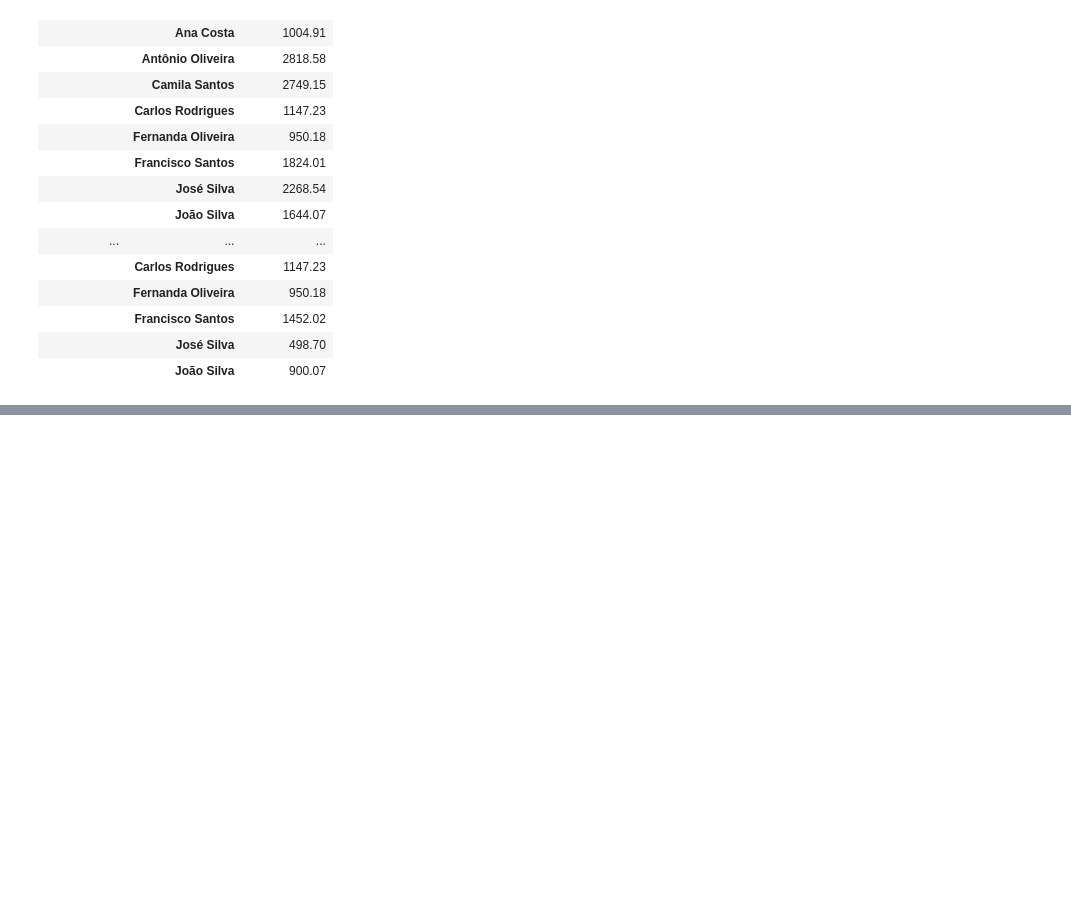
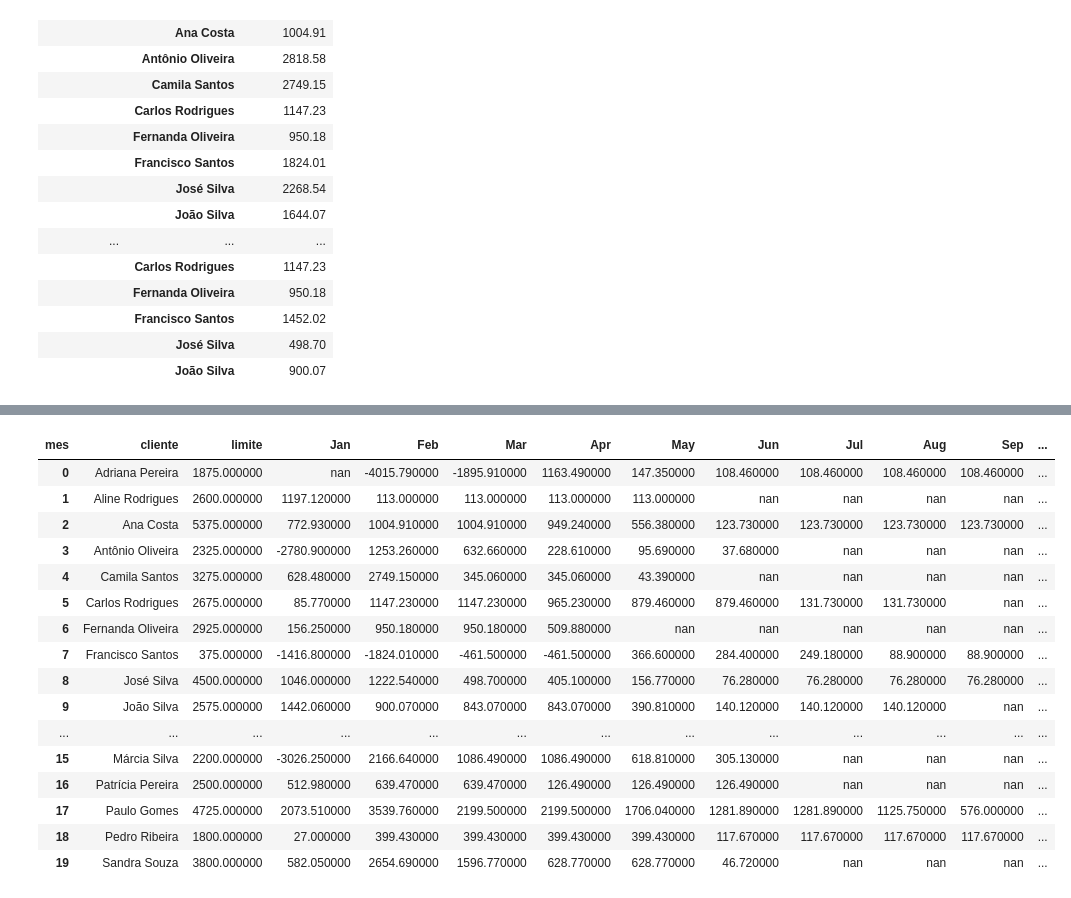
Before and after one commit to martinlietz/squadcinza_projeto3, a Jupyter notebook: projeto.ipynb, the cells around one changed output, grey strips where cells are left out. Cells and saved outputs as stored; diff of their text form; code cells hidden in the pictures; blank space fills up the shorter version.

```diff
--- a/projeto.ipynb
+++ b/projeto.ipynb
@@ -355,0 +437,27 @@ ModuleNotFoundError: No module named 'fpdf'
+# %%
+def color_red(value):
+    color = 'black'
+    if value < 0:
+        color = 'red'
+
+    return 'color: %s' % color
+# %%
+dfFinal2.style.applymap(color_red, subset=['Jan', 'Feb', 'Mar', 'Apr','May', 'Jun', 'Jul', 'Aug', 'Sep', 'Oct', 'Nov', 'Dec'])
+# %% [output]
+| mes | cliente | limite | Jan | Feb | Mar | Apr | May | Jun | Jul | Aug | Sep | ... |
+| 0 | Adriana Pereira | 1875.000000 | nan | -4015.790000 | -1895.910000 | 1163.490000 | 147.350000 | 108.460000 | 108.460000 | 108.460000 | 108.460000 | ... |
+| 1 | Aline Rodrigues | 2600.000000 | 1197.120000 | 113.000000 | 113.000000 | 113.000000 | 113.000000 | nan | nan | nan | nan | ... |
+| 2 | Ana Costa | 5375.000000 | 772.930000 | 1004.910000 | 1004.910000 | 949.240000 | 556.380000 | 123.730000 | 123.730000 | 123.730000 | 123.730000 | ... |
+| 3 | Antônio Oliveira | 2325.000000 | -2780.900000 | 1253.260000 | 632.660000 | 228.610000 | 95.690000 | 37.680000 | nan | nan | nan | ... |
+| 4 | Camila Santos | 3275.000000 | 628.480000 | 2749.150000 | 345.060000 | 345.060000 | 43.390000 | nan | nan | nan | nan | ... |
+| 5 | Carlos Rodrigues | 2675.000000 | 85.770000 | 1147.230000 | 1147.230000 | 965.230000 | 879.460000 | 879.460000 | 131.730000 | 131.730000 | nan | ... |
+| 6 | Fernanda Oliveira | 2925.000000 | 156.250000 | 950.180000 | 950.180000 | 509.880000 | nan | nan | nan | nan | nan | ... |
+| 7 | Francisco Santos | 375.000000 | -1416.800000 | -1824.010000 | -461.500000 | -461.500000 | 366.600000 | 284.400000 | 249.180000 | 88.900000 | 88.900000 | ... |
+| 8 | José Silva | 4500.000000 | 1046.000000 | 1222.540000 | 498.700000 | 405.100000 | 156.770000 | 76.280000 | 76.280000 | 76.280000 | 76.280000 | ... |
+| 9 | João Silva | 2575.000000 | 1442.060000 | 900.070000 | 843.070000 | 843.070000 | 390.810000 | 140.120000 | 140.120000 | 140.120000 | nan | ... |
+| ... | ... | ... | ... | ... | ... | ... | ... | ... | ... | ... | ... | ... |
+| 15 | Márcia Silva | 2200.000000 | -3026.250000 | 2166.640000 | 1086.490000 | 1086.490000 | 618.810000 | 305.130000 | nan | nan | nan | ... |
+| 16 | Patrícia Pereira | 2500.000000 | 512.980000 | 639.470000 | 639.470000 | 126.490000 | 126.490000 | 126.490000 | nan | nan | nan | ... |
+| 17 | Paulo Gomes | 4725.000000 | 2073.510000 | 3539.760000 | 2199.500000 | 2199.500000 | 1706.040000 | 1281.890000 | 1281.890000 | 1125.750000 | 576.000000 | ... |
+| 18 | Pedro Ribeira | 1800.000000 | 27.000000 | 399.430000 | 399.430000 | 399.430000 | 399.430000 | 117.670000 | 117.670000 | 117.670000 | 117.670000 | ... |
+| 19 | Sandra Souza | 3800.000000 | 582.050000 | 2654.690000 | 1596.770000 | 628.770000 | 628.770000 | 46.720000 | nan | nan | nan | ... |
```
Also changed, not shown: parts of 28 cells of this notebook.
